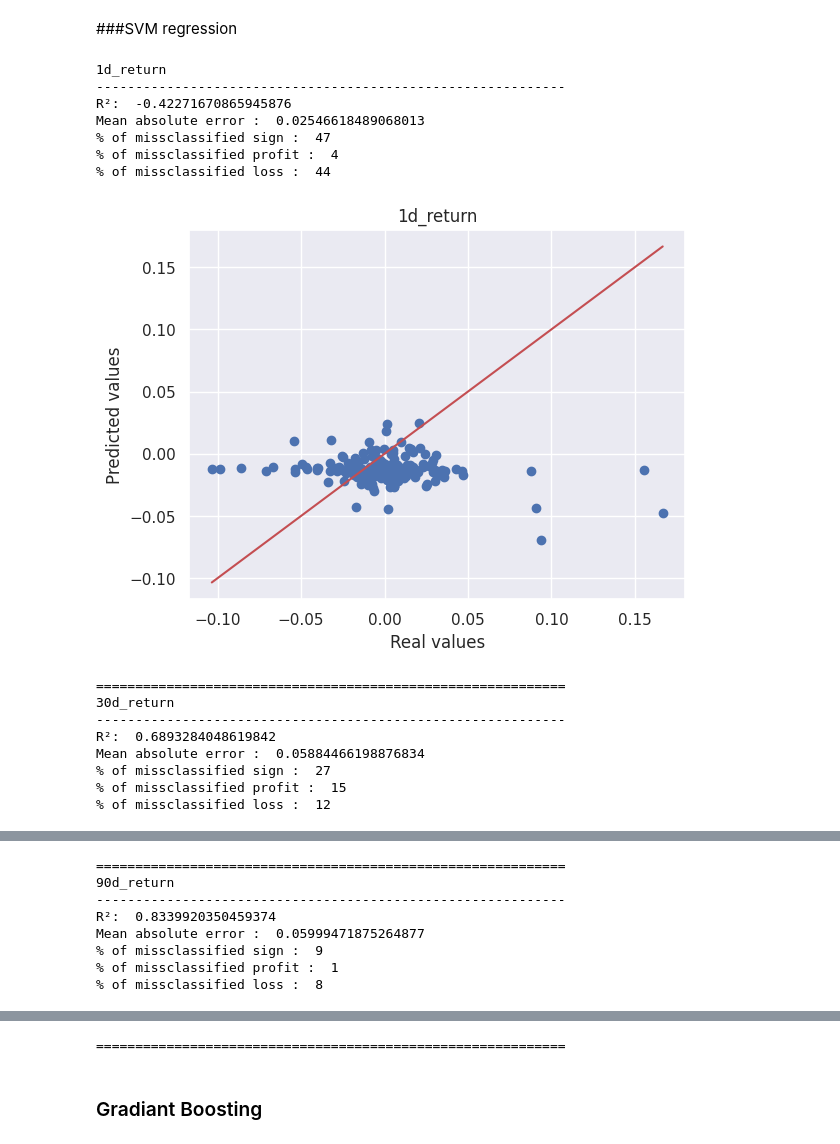
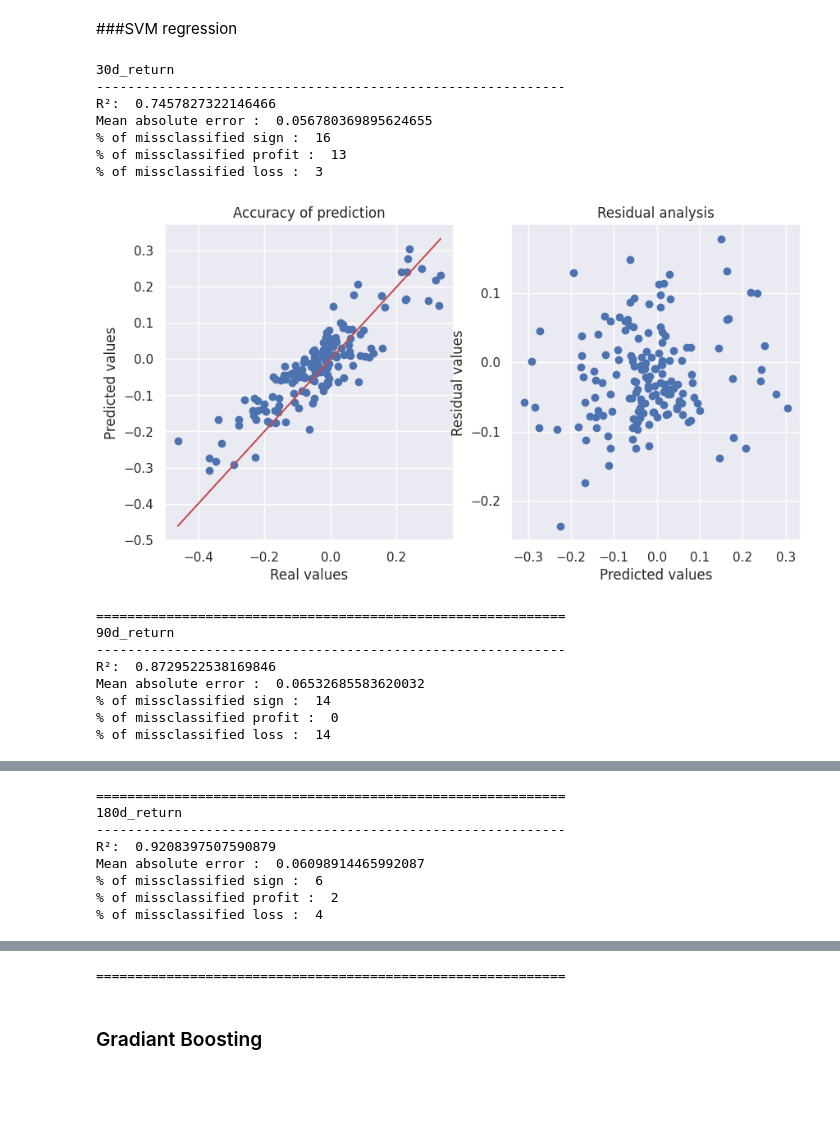
Before and after one commit to CossonArthur/Gas-price-prediction, a Jupyter notebook: script.ipynb, the cells around one changed output, grey strips where cells are left out. Cells and saved outputs as stored; diff of their text form; code cells hidden in the pictures; blank space fills up the shorter version.

```diff
--- a/script.ipynb
+++ b/script.ipynb
@@ -311,7 +311,7 @@ from sklearn.model_selection import train_test_split
 from sklearn.preprocessing import LabelEncoder
 
 # input vector
-X_hat_reduced = X_hat[:,:max_component] #keep only the principals components
+X_hat_reduced = X_hat.loc[:,:max_component] #keep only the principals components
 
 Y_class =  pd.DataFrame() # target vector for class
 
@@ -339,5 +339,5 @@ target_names = le.classes_
 
 # Split data into training and testing sets
 X_train_class, X_test_class, Y_train_class, Y_test_class = train_test_split(X_hat_reduced, Y_class_encoded, test_size=0.2, random_state=17)
-X_train, X_test, Y_train, Y_test = train_test_split(X_hat_reduced, np.array(Y), test_size=0.2, random_state=17)
+X_train, X_test, Y_train, Y_test = train_test_split(X_hat_reduced, Y, test_size=0.2, random_state=17)
 # %% [output]
@@ -693,11 +685,17 @@ def regression_report(Y_test,Y_pred,name=''):
   print('% of missclassified profit : ', round(np.count_nonzero(np.logical_and(Y_test < 0, Y_pred > 0)) / Y_pred.shape[0] * 100)) # top left
   print('% of missclassified loss : ', round(np.count_nonzero(np.logical_and(Y_test > 0, Y_pred < 0)) / Y_pred.shape[0] * 100)) # bottom right
   dataMin,dataMax = min([Y_test.min(), Y_pred.min()]),max([Y_test.max(), Y_pred.max()])
-  plt.plot([dataMin,dataMax],[dataMin,dataMax],'r-')
-  plt.scatter(Y_test, Y_pred)
-  plt.title(name)
-  plt.xlabel('Real values')
-  plt.ylabel('Predicted values')
+  fig, axs = plt.subplots(1,2,figsize=(10, 5))
+  axs[0].plot([dataMin,dataMax],[dataMin,dataMax],'r-')
+  axs[0].scatter(Y_test, Y_pred)
+  axs[0].set_title('Accuracy of prediction')
+  axs[0].set_xlabel('Real values')
+  axs[0].set_ylabel('Predicted values')
+  axs[1].scatter(Y_pred, Y_test-Y_pred)
+  axs[1].set_title('Residual analysis')
+  axs[1].set_xlabel('Predicted values')
+  axs[1].set_ylabel('Residual values')
+
   plt.show()
   print('='*60)
 # %% [markdown]
@@ -705,14 +720,14 @@ def regression_report(Y_test,Y_pred,name=''):
 # %%
 from sklearn.linear_model import Ridge
 
-for i in range(Y_class.shape[1]):
+for i in range(len(target_return_names)):
 
   ridge_regressor = Ridge()
-  ridge_regressor.fit(X_train, Y_train[:,i])
+  ridge_regressor.fit(X_train, Y_train.loc[:,target_return_names[i]])
 
   # Make predictions on the testing set
   Y_pred = ridge_regressor.predict(X_test)
 
   # Print regression report
-  regression_report(Y_test[:,i], Y_pred,target_return_names[i])
+  regression_report(Y_test.loc[:,target_return_names[i]], Y_pred,target_return_names[i])
 # %% [output]
@@ -749,14 +764,14 @@ not working put all coef to 0
 # %%
 from sklearn.linear_model import LassoLars
 
-for i in range(Y_class.shape[1]):
+for i in range(len(target_return_names)):
 
   lasso_regressor = LassoLars(alpha=0.1)
-  lasso_regressor.fit(X_train, Y_train[:,i])
+  lasso_regressor.fit(X_train.to_numpy(), Y_train.loc[:,target_return_names[i]])
 
   # Make predictions on the testing set
   Y_pred = lasso_regressor.predict(X_test)
 
   # Print regression report
-  regression_report(Y_test[:,i], Y_pred,target_return_names[i])
+  regression_report(Y_test.loc[:,target_return_names[i]], Y_pred,target_return_names[i])
 # %% [output]
@@ -792,32 +807,32 @@ Mean absolute error :  0.13630870213826762
 # %%
 from sklearn.svm import SVR
 
-for i in range(Y_class.shape[1]):
+for i in range(len(target_return_names)):
 
   # Train a Naive Bayes classifier on the training set
   SVM_regressor = SVR()
-  SVM_regressor.fit(X_train, Y_train[:,i])
+  SVM_regressor.fit(X_train, Y_train.loc[:,target_return_names[i]])
 
   # Make predictions on the testing set
   Y_pred = SVM_regressor.predict(X_test)
 
 
   # Print regression report
-  regression_report(Y_test[:,i], Y_pred,target_return_names[i])
+  regression_report(Y_test.loc[:,target_return_names[i]], Y_pred,target_return_names[i])
 # %% [output]
-1d_return
+30d_return
 ------------------------------------------------------------
-R²:  -0.42271670865945876
-Mean absolute error :  0.02546618489068013
-% of missclassified sign :  47
-% of missclassified profit :  4
-% of missclassified loss :  44
+R²:  0.7457827322146466
+Mean absolute error :  0.056780369895624655
+% of missclassified sign :  16
+% of missclassified profit :  13
+% of missclassified loss :  3
-[figure, old version]
+[figure, new version]
 ============================================================
-30d_return
+90d_return
 ------------------------------------------------------------
-R²:  0.6893284048619842
-Mean absolute error :  0.05884466198876834
-% of missclassified sign :  27
-% of missclassified profit :  15
-% of missclassified loss :  12
+R²:  0.8729522538169846
+Mean absolute error :  0.06532685583620032
+% of missclassified sign :  14
+% of missclassified profit :  0
+% of missclassified loss :  14
@@ -825,8 +840,8 @@ Mean absolute error :  0.05884466198876834
 ============================================================
-90d_return
+180d_return
 ------------------------------------------------------------
-R²:  0.8339920350459374
-Mean absolute error :  0.05999471875264877
-% of missclassified sign :  9
-% of missclassified profit :  1
-% of missclassified loss :  8
+R²:  0.9208397507590879
+Mean absolute error :  0.06098914465992087
+% of missclassified sign :  6
+% of missclassified profit :  2
+% of missclassified loss :  4
```
Also changed, not shown: parts of 23 cells of this notebook.
